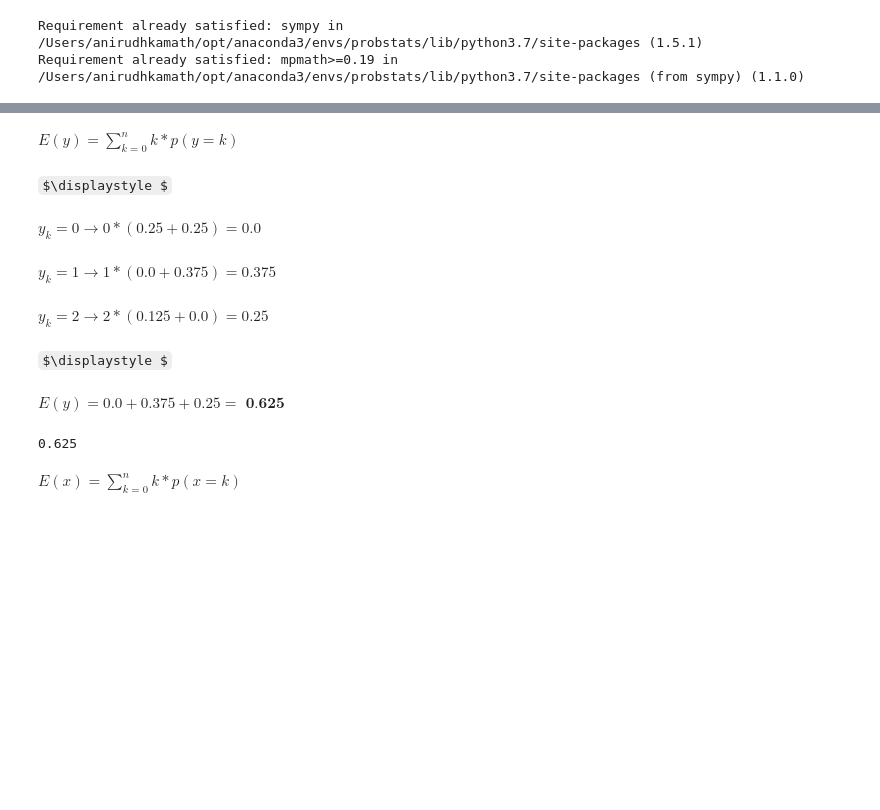
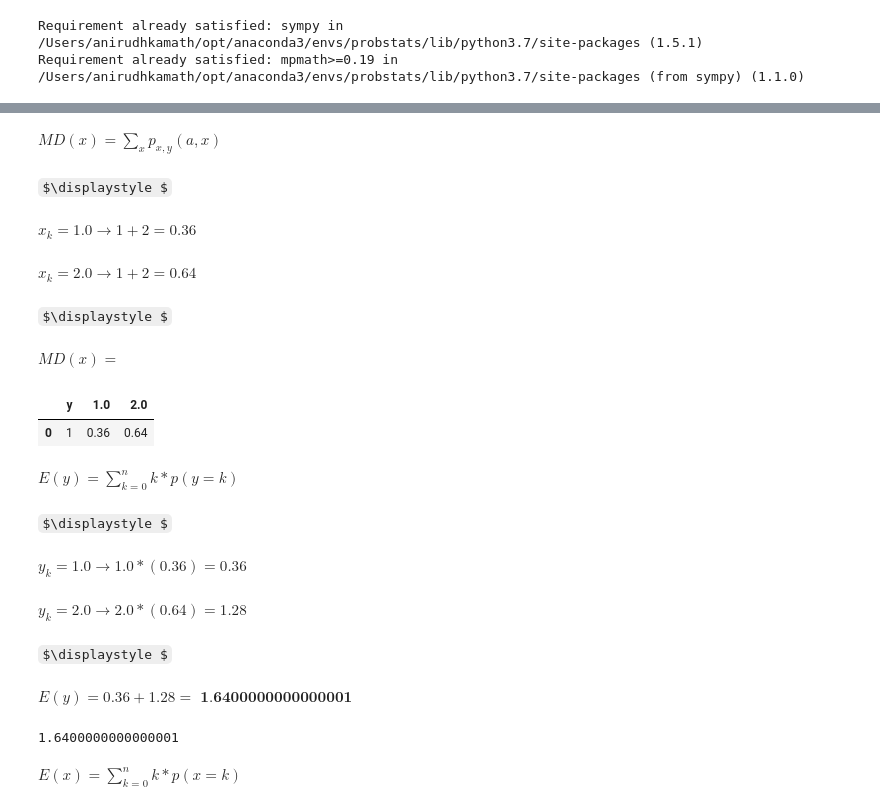
Before and after one commit to andykamath/statwork, a Jupyter notebook: stats.ipynb, the cells around one changed output, grey strips where cells are left out. Cells and saved outputs as stored; diff of their text form; code cells hidden in the pictures; some formulas as TeX source; blank space fills up the shorter version.

Commit message:
marginal densities

```diff
--- a/stats.ipynb
+++ b/stats.ipynb
@@ -72,14 +30,21 @@ def Exp(var):
 # %%
-Exp(Y)(df)
+Exp(Y)(MarginalDensities(X)(df))
 # %% [output]
-$\displaystyle E(y) = \sum_{k=0}^n k * p(y = k)$
+$\displaystyle MD(x) = \sum_x p_{x, y}(a, x)$
 $\displaystyle $
-$\displaystyle y_k = 0 \to 0 * (0.25 + 0.25) = 0.0$
+$\displaystyle x_k = 1.0 \to 1 + 2 = 0.36$
-$\displaystyle y_k = 1 \to 1 * (0.0 + 0.375) = 0.375$
+$\displaystyle x_k = 2.0 \to 1 + 2 = 0.64$
-$\displaystyle y_k = 2 \to 2 * (0.125 + 0.0) = 0.25$
+$\displaystyle $
-$\displaystyle $
+$\displaystyle MD(x) = $
+|  | y | 1.0 | 2.0 |
+| 0 | 1 | 0.36 | 0.64 |
-$\displaystyle E(y) = 0.0 + 0.375 + 0.25 = \textbf{ 0.625 }$
+$\displaystyle E(y) = \sum_{k=0}^n k * p(y = k)$
+$\displaystyle $
+$\displaystyle y_k = 1.0 \to 1.0 * (0.36) = 0.36$
+$\displaystyle y_k = 2.0 \to 2.0 * (0.64) = 1.28$
+$\displaystyle $
+$\displaystyle E(y) = 0.36 + 1.28 = \textbf{ 1.6400000000000001 }$
-0.625
+1.6400000000000001
 # %%
 Exp(X)(df)
 # %% [output]
```
Also changed, not shown: parts of 16 cells of this notebook, 1 other file.
